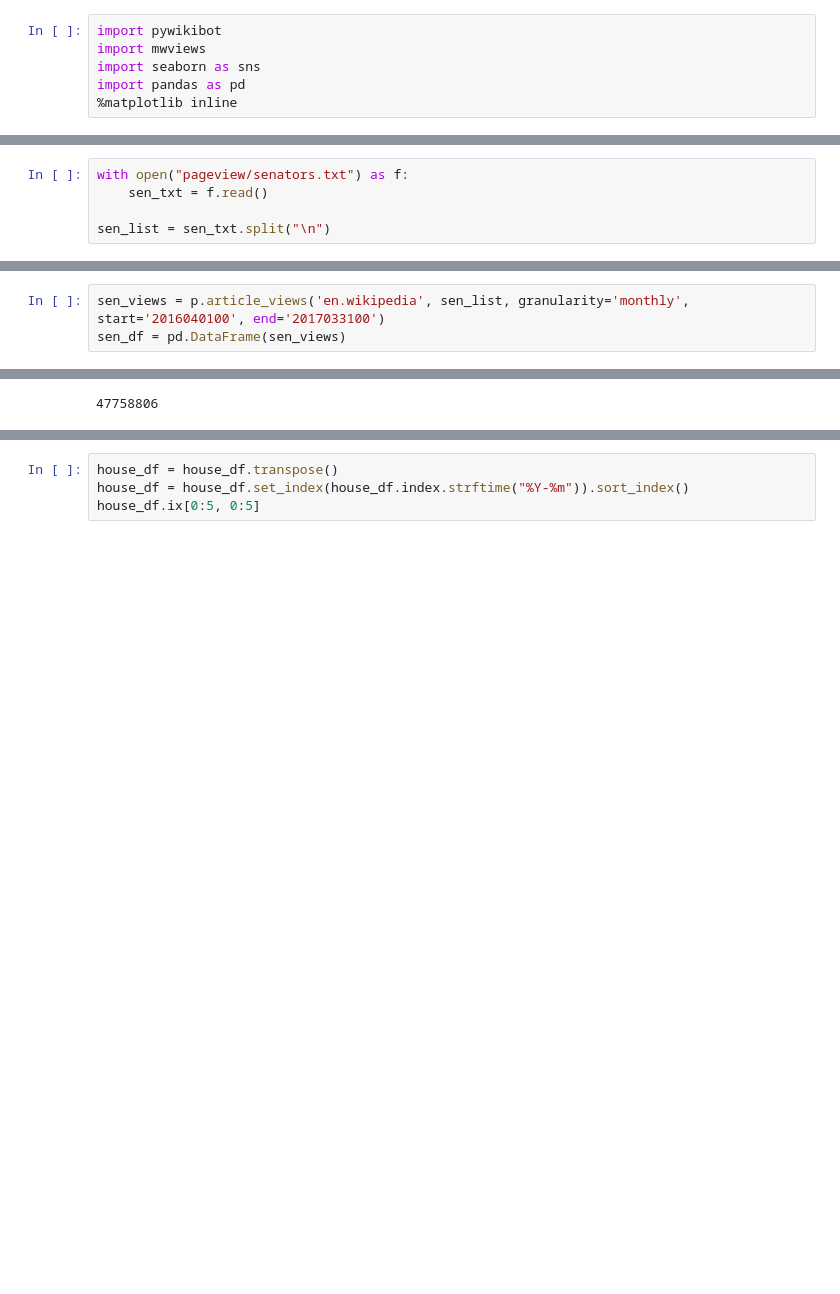
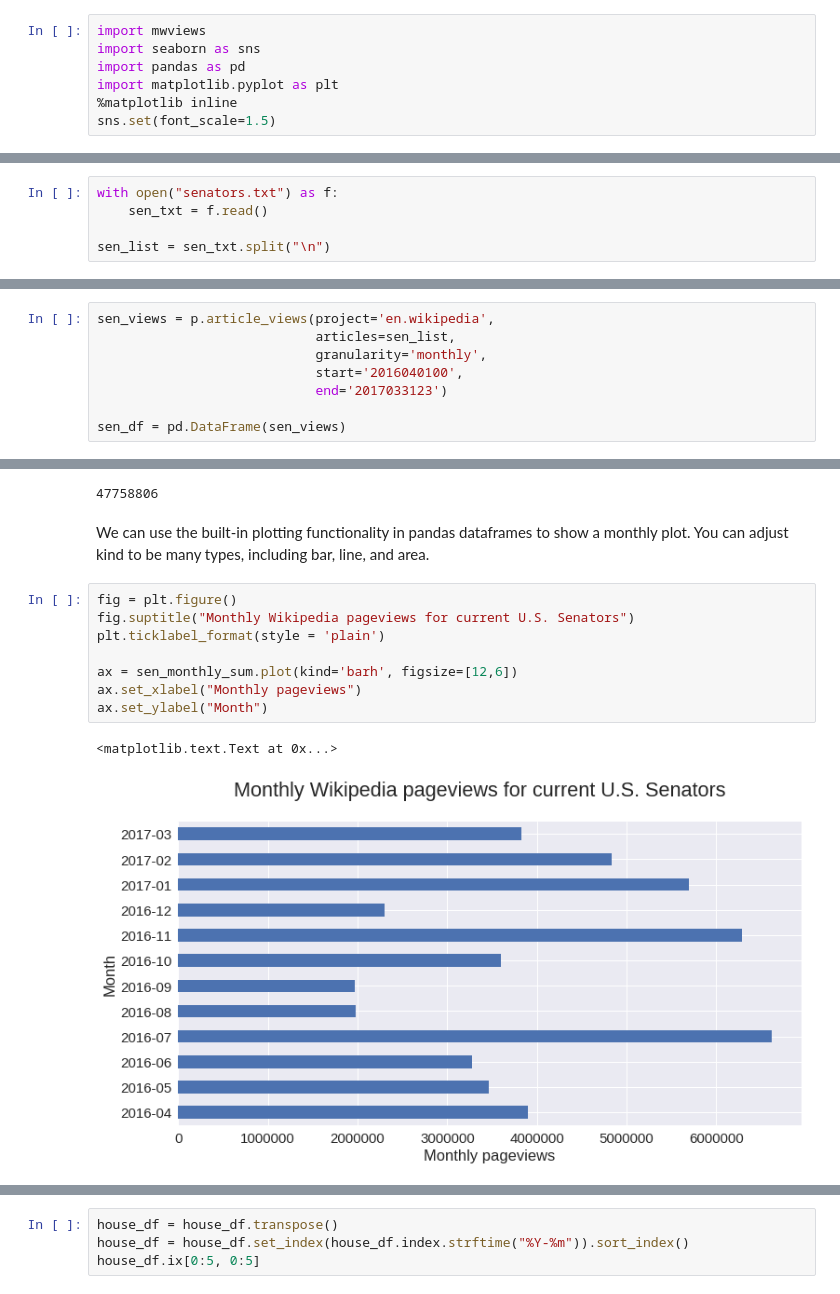
Before and after one commit to staeiou/wiki-stat-notebooks, a Jupyter notebook: pageviews/pageviews-congress.ipynb, the cells around one changed output, grey strips where cells are left out. Drawn from its saved outputs; the diff is of its cells as text; blank space fills up the shorter version.

````diff
--- a/pageviews/pageviews-congress.ipynb
+++ b/pageviews/pageviews-congress.ipynb
@@ -18,9 +23,10 @@ Requirement already satisfied: six>=1.5 in /srv/paws/lib/python3.4/site-packages
 # %%
-import pywikibot
 import mwviews
 import seaborn as sns
 import pandas as pd
+import matplotlib.pyplot as plt
 %matplotlib inline
+sns.set(font_scale=1.5)
 # %% [markdown]
 ## Data
 
@@ -31,7 +37,7 @@ I tried programmatically getting lists of all current members of Congress, my fa
 # %% [markdown]
 The files have one title per line, so we read it in and split it into a list with ```.split("\n")```
 # %%
-with open("pageview/senators.txt") as f:
+with open("senators.txt") as f:
     sen_txt = f.read()
 
 sen_list = sen_txt.split("\n")
@@ -68,5 +85,10 @@ p = PageviewsClient()
 # %%
-sen_views = p.article_views('en.wikipedia', sen_list, granularity='monthly', start='2016040100', end='2017033100')
+sen_views = p.article_views(project='en.wikipedia',
+                            articles=sen_list,
+                            granularity='monthly',
+                            start='2016040100',
+                            end='2017033123')
+
 sen_df = pd.DataFrame(sen_views)
 # %% [markdown]
 If we peek at the first five rows and columns in the dataframe, we see it is formatted with one row per page, and one column per month:
@@ -129,3 +151,16 @@ And we can get the sum of all the months from 2016-04 to 2016-03 by summing the
 sen_monthly_sum.sum()
 # %% [output]
 47758806
+# %% [markdown]
+We can use the built-in plotting functionality in pandas dataframes to show a monthly plot. You can adjust kind to be many types, including bar, line, and area.
+# %%
+fig = plt.figure()
+fig.suptitle("Monthly Wikipedia pageviews for current U.S. Senators")
+plt.ticklabel_format(style = 'plain')
+
+ax = sen_monthly_sum.plot(kind='barh', figsize=[12,6])
+ax.set_xlabel("Monthly pageviews")
+ax.set_ylabel("Month")
+# %% [output]
+<matplotlib.text.Text at 0x...>
+[figure, added]
````
Also changed, not shown: parts of 24 cells of this notebook, 5 other files.
